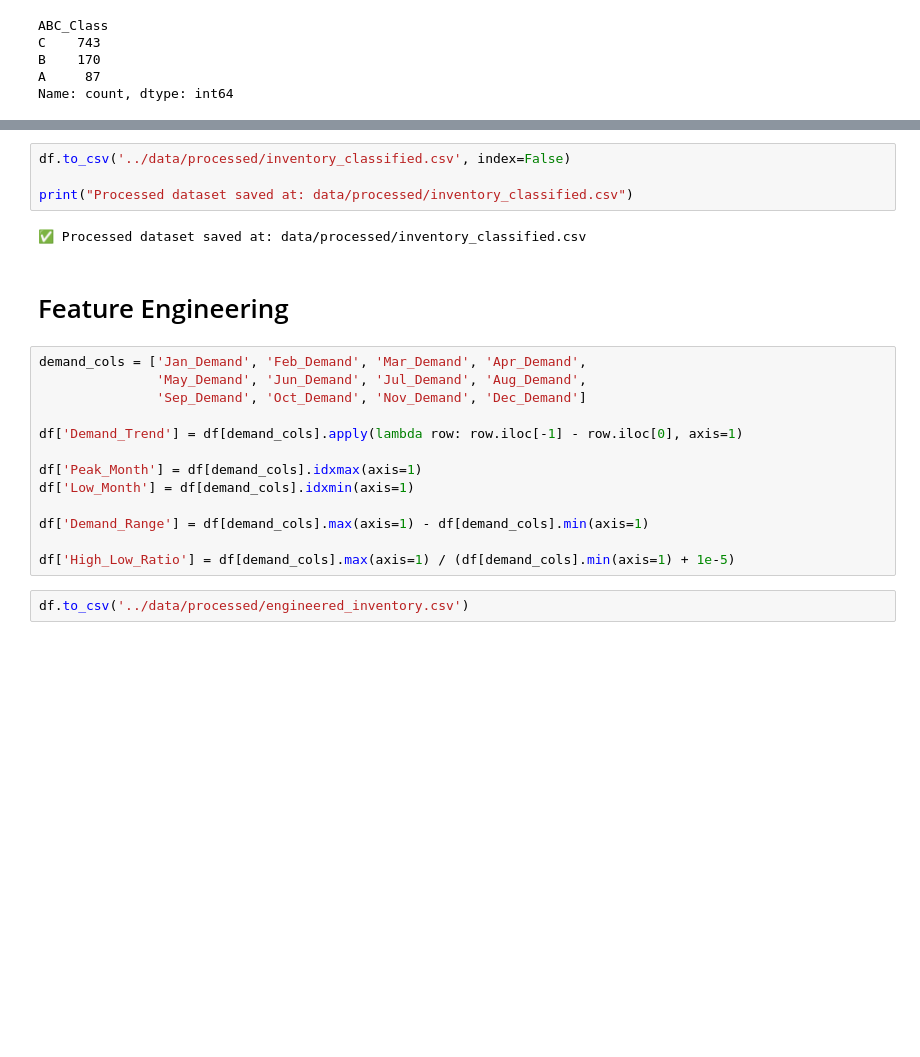
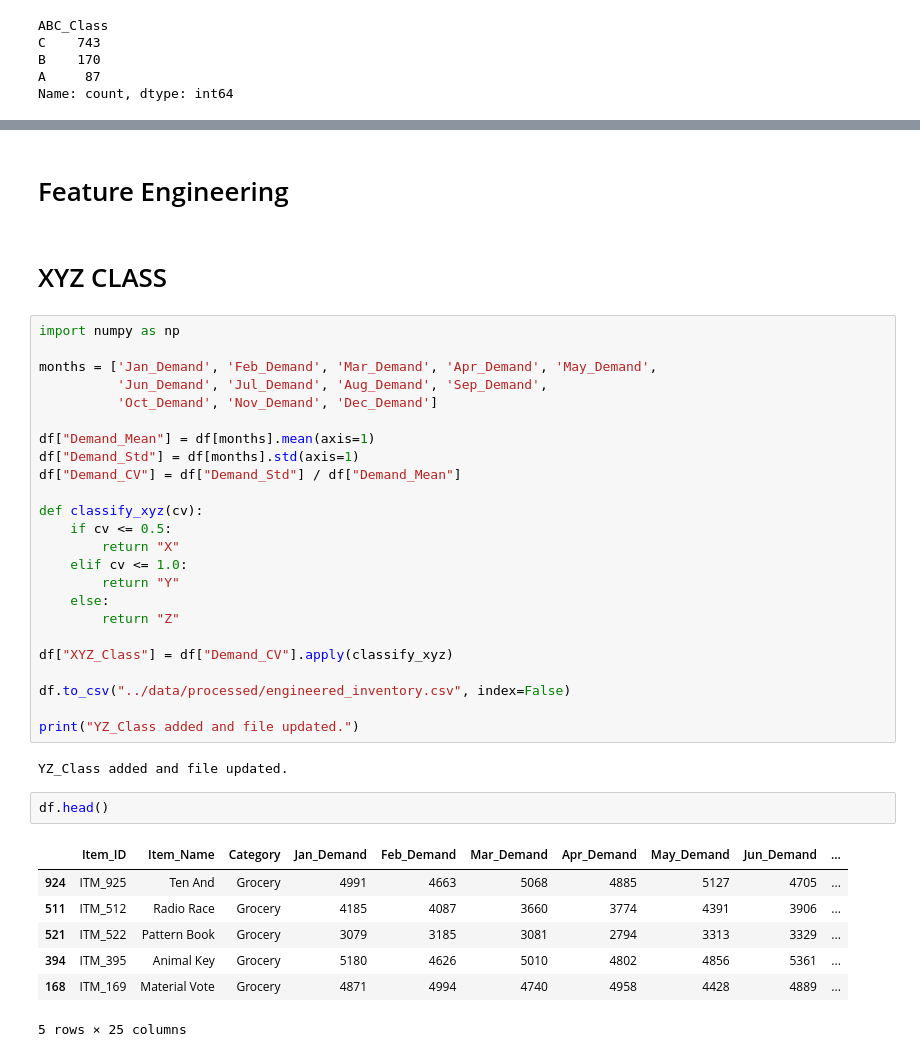
Before and after one commit to ChaisarAbi/smart-stock-classifier, a Jupyter notebook: notebooks/01_EDA.ipynb, the cells around one changed output, grey strips where cells are left out. Drawn from its saved outputs; the diff is of its cells as text; blank space fills up the shorter version.

```diff
--- a/notebooks/01_EDA.ipynb
+++ b/notebooks/01_EDA.ipynb
@@ -209,26 +203,43 @@ plt.xlabel('XYZ Class')
 plt.show()
 # %% [output]
 [figure]
-# %%
-df.to_csv('../data/processed/inventory_classified.csv', index=False)
-
-print("Processed dataset saved at: data/processed/inventory_classified.csv")
-# %% [output]
-✅ Processed dataset saved at: data/processed/inventory_classified.csv
 # %% [markdown]
 # Feature Engineering
+# %% [markdown]
+# XYZ CLASS
 # %%
-demand_cols = ['Jan_Demand', 'Feb_Demand', 'Mar_Demand', 'Apr_Demand',
-               'May_Demand', 'Jun_Demand', 'Jul_Demand', 'Aug_Demand',
-               'Sep_Demand', 'Oct_Demand', 'Nov_Demand', 'Dec_Demand']
+import numpy as np
 
-df['Demand_Trend'] = df[demand_cols].apply(lambda row: row.iloc[-1] - row.iloc[0], axis=1)
+months = ['Jan_Demand', 'Feb_Demand', 'Mar_Demand', 'Apr_Demand', 'May_Demand',
+          'Jun_Demand', 'Jul_Demand', 'Aug_Demand', 'Sep_Demand',
+          'Oct_Demand', 'Nov_Demand', 'Dec_Demand']
 
-df['Peak_Month'] = df[demand_cols].idxmax(axis=1)
-df['Low_Month'] = df[demand_cols].idxmin(axis=1)
+df["Demand_Mean"] = df[months].mean(axis=1)
+df["Demand_Std"] = df[months].std(axis=1)
+df["Demand_CV"] = df["Demand_Std"] / df["Demand_Mean"]
 
-df['Demand_Range'] = df[demand_cols].max(axis=1) - df[demand_cols].min(axis=1)
+def classify_xyz(cv):
+    if cv <= 0.5:
+        return "X"
+    elif cv <= 1.0:
+        return "Y"
+    else:
+        return "Z"
 
-df['High_Low_Ratio'] = df[demand_cols].max(axis=1) / (df[demand_cols].min(axis=1) + 1e-5)
+df["XYZ_Class"] = df["Demand_CV"].apply(classify_xyz)
+
+df.to_csv("../data/processed/engineered_inventory.csv", index=False)
+
+print("YZ_Class added and file updated.")
+# %% [output]
+YZ_Class added and file updated.
 # %%
-df.to_csv('../data/processed/engineered_inventory.csv')
+df.head()
+# %% [output]
+|  | Item_ID | Item_Name | Category | Jan_Demand | Feb_Demand | Mar_Demand | Apr_Demand | May_Demand | Jun_Demand | ... |
+| 924 | ITM_925 | Ten And | Grocery | 4991 | 4663 | 5068 | 4885 | 5127 | 4705 | ... |
+| 511 | ITM_512 | Radio Race | Grocery | 4185 | 4087 | 3660 | 3774 | 4391 | 3906 | ... |
+| 521 | ITM_522 | Pattern Book | Grocery | 3079 | 3185 | 3081 | 2794 | 3313 | 3329 | ... |
+| 394 | ITM_395 | Animal Key | Grocery | 5180 | 4626 | 5010 | 4802 | 4856 | 5361 | ... |
+| 168 | ITM_169 | Material Vote | Grocery | 4871 | 4994 | 4740 | 4958 | 4428 | 4889 | ... |
+5 rows × 25 columns
```
Also changed, not shown: parts of 4 cells of this notebook, 6 other files.
